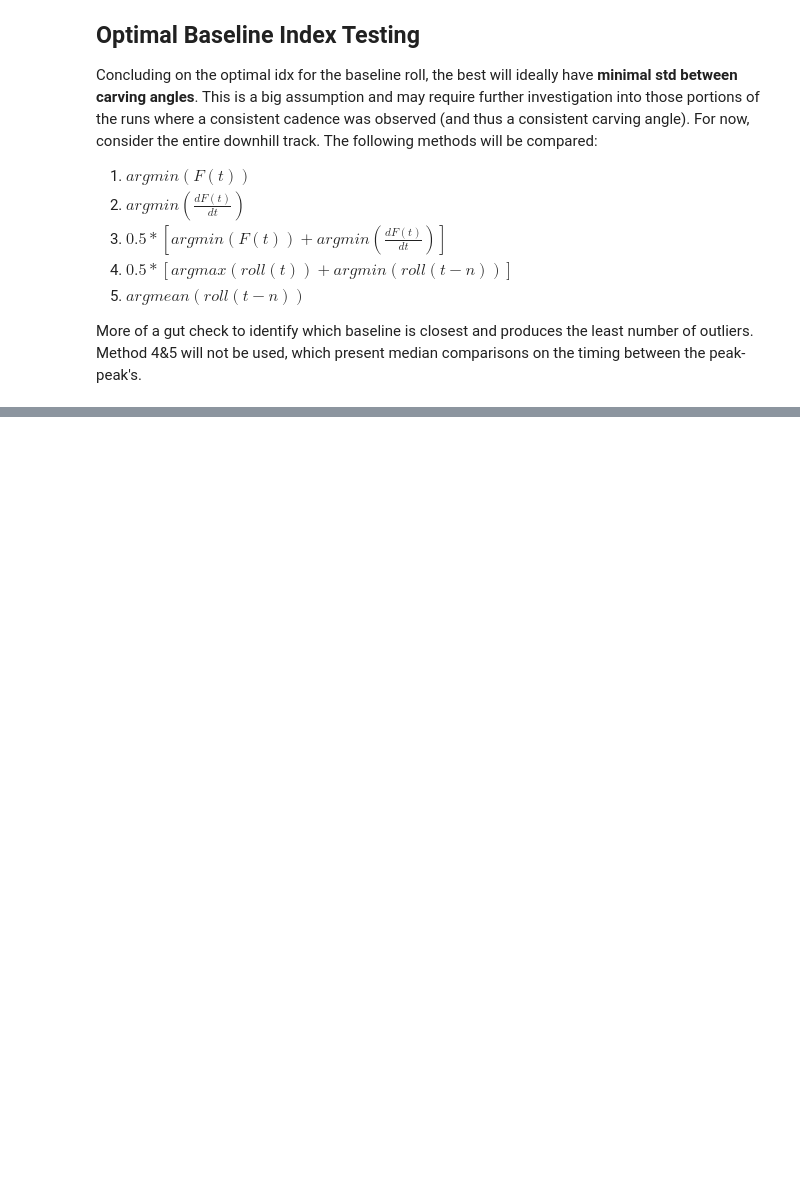
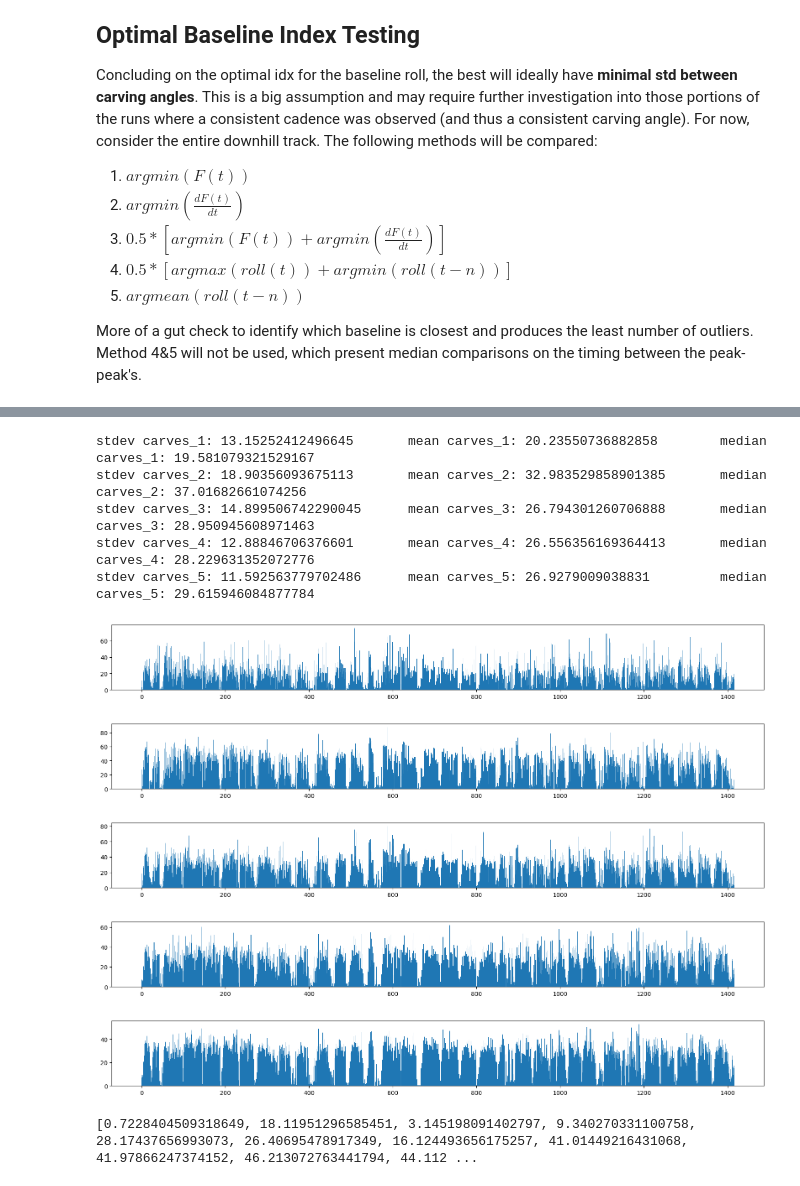
Before and after one commit to Nagillimi/Skiing-Logging, a Jupyter notebook: notebooks/turn_identification_2.ipynb, the cells around one changed output, grey strips where cells are left out. Cells and saved outputs as stored; diff of their text form; code cells hidden in the pictures; blank space fills up the shorter version.

```diff
--- a/notebooks/turn_identification_2.ipynb
+++ b/notebooks/turn_identification_2.ipynb
@@ -78,0 +89,17 @@ stdBarPlot(carves_5)
+# %%
+compareBaselines(session_2023_12_31.tile)
+# %% [output]
+stdev carves_1: 13.15252412496645       mean carves_1: 20.23550736882858        median carves_1: 19.581079321529167
+stdev carves_2: 18.90356093675113       mean carves_2: 32.983529858901385       median carves_2: 37.01682661074256
+stdev carves_3: 14.899506742290045      mean carves_3: 26.794301260706888       median carves_3: 28.950945608971463
+stdev carves_4: 12.88846706376601       mean carves_4: 26.556356169364413       median carves_4: 28.229631352072776
+stdev carves_5: 11.592563779702486      mean carves_5: 26.9279009038831         median carves_5: 29.615946084877784
+[figure, added]
+[figure, added]
+[figure, added]
+[figure, added]
+[figure, added]
+# %%
+print([turn.carving_angle_3 for turn in session_2023_12_31.tile.turns])
+# %% [output]
+[0.7228404509318649, 18.11951296585451, 3.145198091402797, 9.340270331100758, 28.17437656993073, 26.40695478917349, 16.124493656175257, 41.01449216431068, 41.97866247374152, 46.213072763441794, 44.112 ...
```
Also changed, not shown: parts of 12 cells of this notebook, 29 other files.
